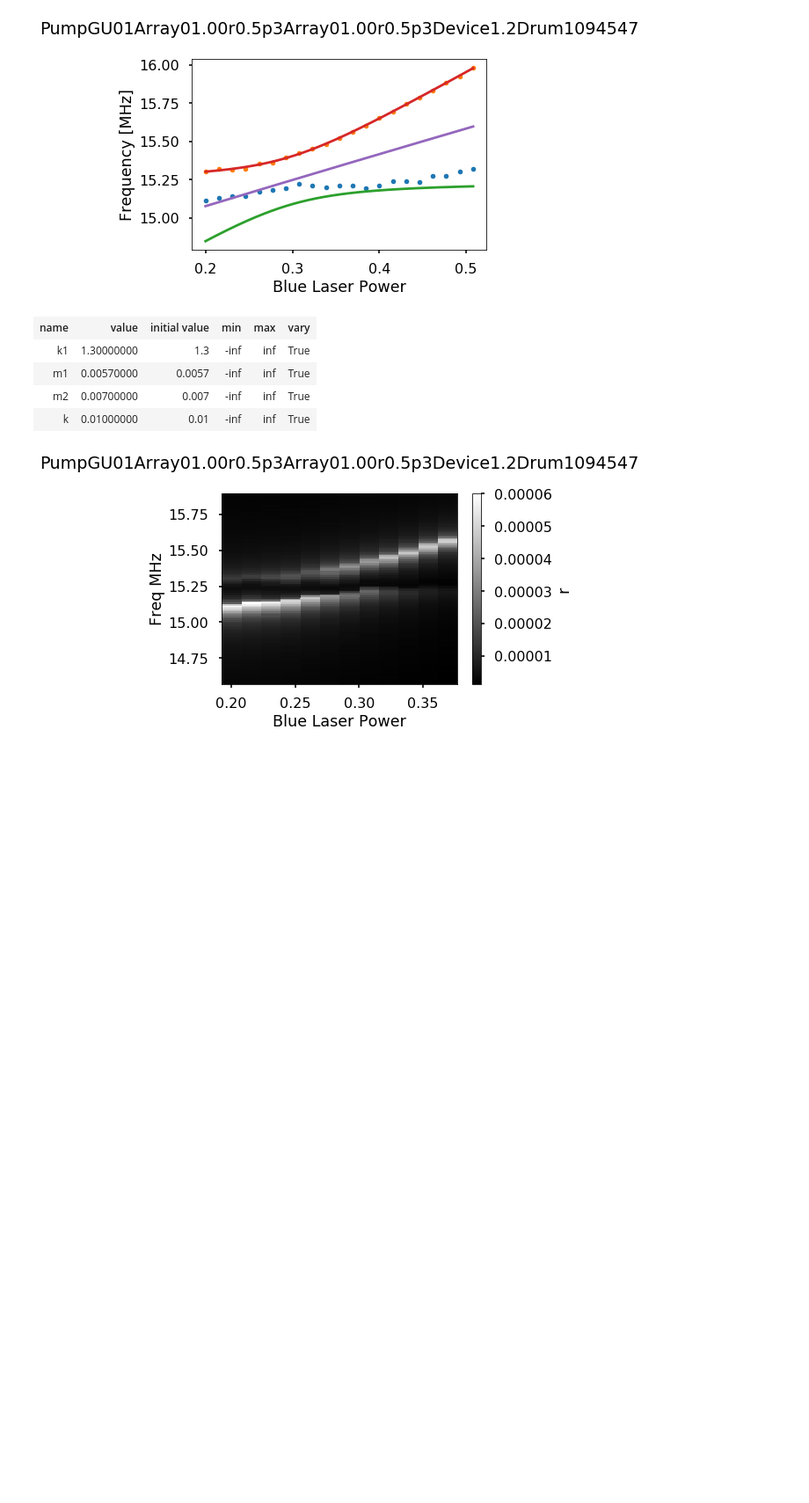
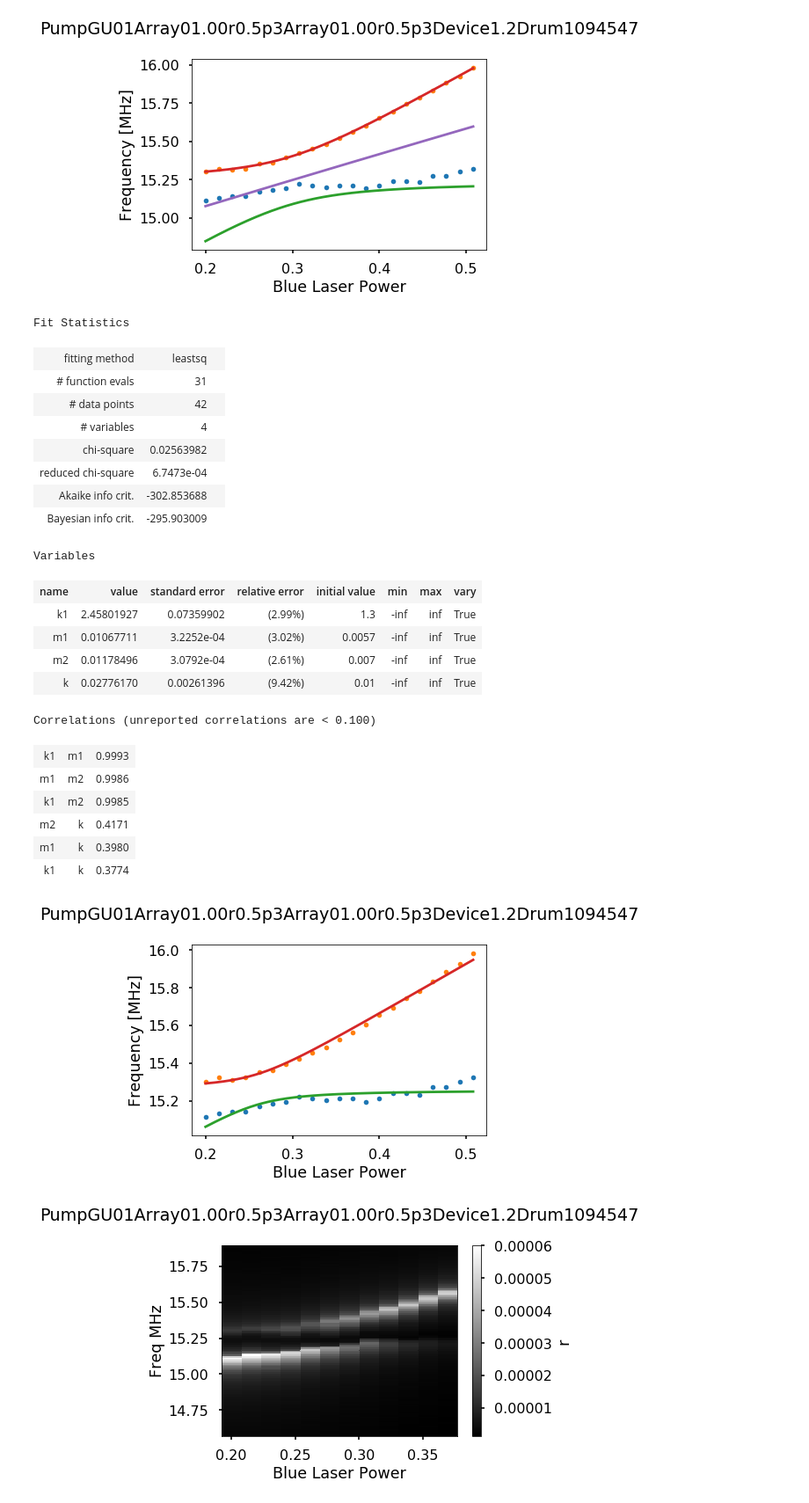
Before and after one commit to horowitz-lab/NetMAP, a Jupyter notebook: Gate Sweep Curves.ipynb, the cells around one changed output. Shown at 88% size. Drawn from its saved outputs; the diff is of its cells as text; code cells hidden in the pictures; blank space fills up the shorter version.

Commit message:
Fit both upper and lower dataset!

```diff
--- a/Gate Sweep Curves.ipynb
+++ b/Gate Sweep Curves.ipynb
@@ -361,30 +362,71 @@ Correlations (unreported correlations are < 0.100)
 | m2 | k | -0.8819 |
 | m1 | k | -0.8766 |
 [figure]
-# %%
-params1
-# %% [output]
-| name | value | initial value | min | max | vary |
-| k1 | 1.30000000 | 1.3 | -inf | inf | True |
-| m1 | 0.00570000 | 0.0057 | -inf | inf | True |
-| m2 | 0.00700000 | 0.007 | -inf | inf | True |
-| k | 0.01000000 | 0.01 | -inf | inf | True |
 # %%
-from lmfit import minimize, Parameters
-
-
-def residual(params1, x, data):
+def residual(params1, x, dat1, dat2):
     m1 = params1['m1']
     m2 = params1['m2']
     k = params1['k']
-    k1 = params['k1']
+    k1 = params1['k1']
 
-    model = upperantifn(x, m1,m2,k,k1)
+    model1 = upperantifn(x, m1,m2,k,k1)
+    model2 = lowerantifn(x, m1,m2,k,k1)
 
-    return (data-model)
-
-
-out = minimize(residual, params1, args=(x, data))
+    resid1 = dat1 - model1
+    resid2 = dat2 - model2
+    return np.concatenate((resid1, resid2))
+# %%
+from lmfit import minimize, Parameters
+
+
+dat1=peakfreqsp.iloc[:,1].values
+dat2=peakfreqsp.iloc[:,0].values
+x=peakfreqsp.index.values
+
+out = minimize(residual, params1, args=(x, dat1, dat2))
+display(out)
+
+## Plot the fitting result.
+dk = frange(peakfreqsp.index.values.min(), peakfreqsp.index.values.max(), .001)
+# test parameters
+k1 = out.params['k1'].value   # lower is curvier, higher is larger values and straighter. higher also moves the crossing to the right.
+m1 = out.params['m1'].value    # lower moves the crossing to the right, higher moves the crossing to the left
+m2 = out.params['m2'].value    # lower moves the crossing to the left, higher moves the crossing to the right
+            # if both masses get lower, the crossing gets higher
+k = out.params['k'].value;     # higher makes the anti-crossing wider, lower makes the anti-crossing closer.
+
+peakfreqsp.plot( marker = '.', linestyle = 'None', legend=None)
+plt.ylabel("Frequency [MHz]")
+plt.title(file + '\n')
+plt.plot(dk,lowerantifn(dk, m1,m2,k,k1))
+plt.plot(dk,upperantifn(dk, m1,m2,k,k1))
+#plt.plot(dk,middle1(dk, m1,m2,k,k1))
+
+del m1,m2,k,k1,dk
+# %% [output]
+Fit Statistics
+| fitting method | leastsq |  |
+| # function evals | 31 |  |
+| # data points | 42 |  |
+| # variables | 4 |  |
+| chi-square | 0.02563982 |  |
+| reduced chi-square | 6.7473e-04 |  |
+| Akaike info crit. | -302.853688 |  |
+| Bayesian info crit. | -295.903009 |  |
+Variables
+| name | value | standard error | relative error | initial value | min | max | vary |
+| k1 | 2.45801927 | 0.07359902 | (2.99%) | 1.3 | -inf | inf | True |
+| m1 | 0.01067711 | 3.2252e-04 | (3.02%) | 0.0057 | -inf | inf | True |
+| m2 | 0.01178496 | 3.0792e-04 | (2.61%) | 0.007 | -inf | inf | True |
+| k | 0.02776170 | 0.00261396 | (9.42%) | 0.01 | -inf | inf | True |
+Correlations (unreported correlations are < 0.100)
+| k1 | m1 | 0.9993 |
+| m1 | m2 | 0.9986 |
+| k1 | m2 | 0.9985 |
+| m2 | k | 0.4171 |
+| m1 | k | 0.3980 |
+| k1 | k | 0.3774 |
+[figure, added]
 # %%
 lf = df['Freq MHz'] > 14.57
 hf = df['Freq MHz'] < 15.9
```
Also changed, not shown: parts of 1 cell of this notebook.
